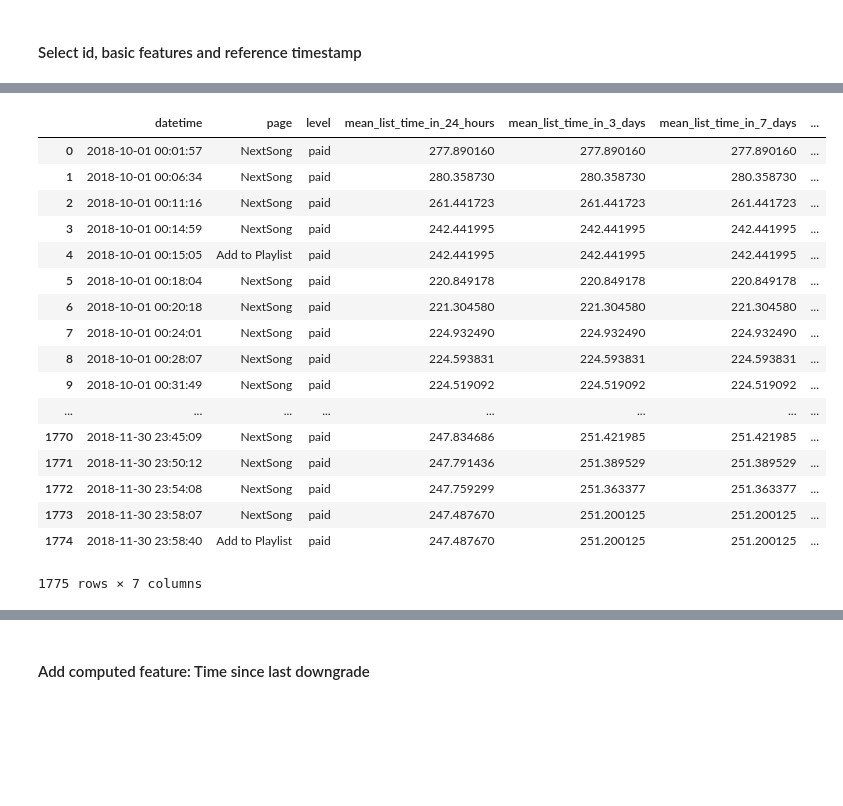
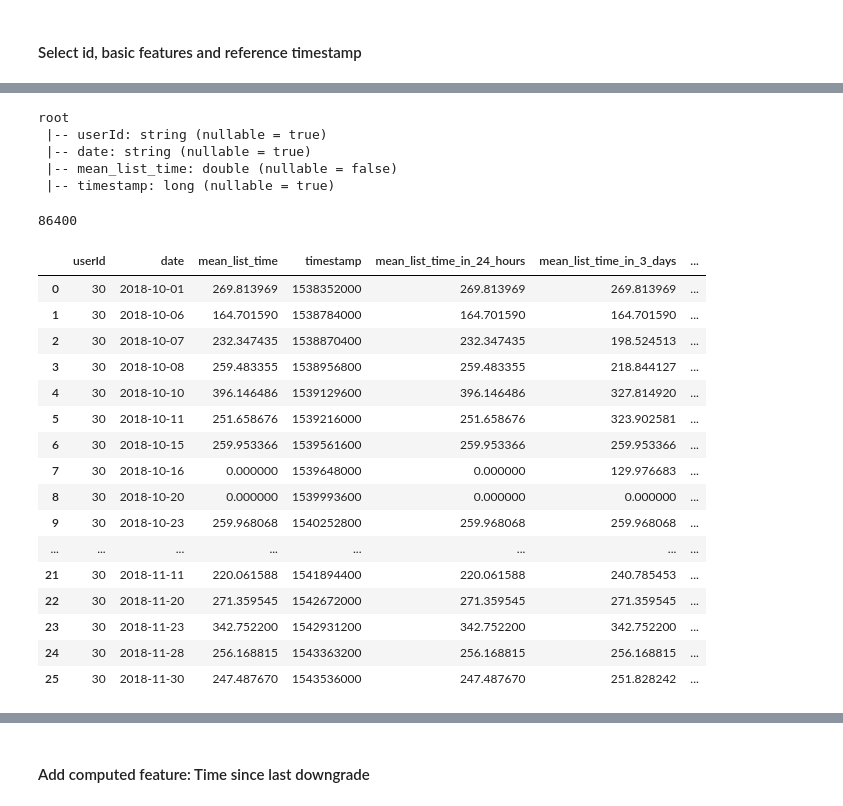
Before and after one commit to tarcisobraz/sparkify-churn-prediction, a Jupyter notebook: Sparkify.ipynb, the cells around one changed output, grey strips where cells are left out. Drawn from its saved outputs; the diff is of its cells as text; code cells hidden in the pictures; blank space fills up the shorter version.

Commit message:
feat: creates simple model input dataframe with window-based features and label.

```diff
--- a/Sparkify.ipynb
+++ b/Sparkify.ipynb
@@ -607,0 +620,9 @@ X_df.take(5)
+# %%
+recent_list_time = df.groupBy(['userId','date']) \
+                    .agg(sf.mean('length').alias('mean_list_time')) \
+                    .orderBy(['userId','date']) \
+                    .fillna(0, subset=['mean_list_time']) \
+                    .withColumn('timestamp',
+                                sf.unix_timestamp(sf.col('date'), "yyyy-MM-dd")
+)
+recent_list_time.filter(recent_list_time.userId == '30').toPandas()
@@ -608,33 +647,43 @@ X_df.take(5)
+# %%
+recent_list_time.printSchema()
+# %% [output]
+root
+ |-- userId: string (nullable = true)
+ |-- date: string (nullable = true)
+ |-- mean_list_time: double (nullable = false)
+ |-- timestamp: long (nullable = true)
 # %%
-millis_in_a_day = 24*60*60*1000
+millis_in_a_day = 24*60*60
+millis_in_a_day
+# %% [output]
+86400
 # %%
-w_3days = Window.partitionBy(['userId']).orderBy('ts').rangeBetween(-(3*millis_in_a_day),0)
-w_7days = Window.partitionBy(['userId']).orderBy('ts').rangeBetween(-(7*millis_in_a_day),0)
-w_14days = Window.partitionBy(['userId']).orderBy('ts').rangeBetween(-(14*millis_in_a_day),0)
-w_24hours = Window.partitionBy(['userId']).orderBy('ts').rangeBetween(-(millis_in_a_day),0)
+w_1day_before = Window.partitionBy(['userId']).orderBy('timestamp').rangeBetween(-((millis_in_a_day)-1),0)
+w_3days_before = Window.partitionBy(['userId']).orderBy('timestamp').rangeBetween(-((3*millis_in_a_day)-1),0)
+w_7days_before = Window.partitionBy(['userId']).orderBy('timestamp').rangeBetween(-((7*millis_in_a_day)-1),0)
+w_14days_before = Window.partitionBy(['userId']).orderBy('timestamp').rangeBetween(-((14*millis_in_a_day)-1),0)
 # %%
-df = df.withColumn('mean_list_time_in_3_days',sf.mean('length').over(w_3days)) \
-        .withColumn('mean_list_time_in_7_days',sf.mean('length').over(w_7days)) \
-        .withColumn('mean_list_time_in_14_days',sf.mean('length').over(w_14days)) \
-        .withColumn('mean_list_time_in_24_hours',sf.mean('length').over(w_24hours))
+recent_list_time = recent_list_time.withColumn('mean_list_time_in_24_hours',sf.mean('mean_list_time').over(w_1day_before)) \
+        .withColumn('mean_list_time_in_3_days',sf.mean('mean_list_time').over(w_3days_before)) \
+        .withColumn('mean_list_time_in_7_days',sf.mean('mean_list_time').over(w_7days_before)) \
+        .withColumn('mean_list_time_in_14_days',sf.mean('mean_list_time').over(w_14days_before))
 # %%
-df.select(["datetime", "page", "level", "mean_list_time_in_24_hours", "mean_list_time_in_3_days", "mean_list_time_in_7_days", "mean_list_time_in_14_days"]).filter(df.userId == '30').toPandas()
+recent_list_time.filter(df.userId == '30').toPandas()
 # %% [output]
-|  | datetime | page | level | mean_list_time_in_24_hours | mean_list_time_in_3_days | mean_list_time_in_7_days | ... |
-| 0 | 2018-10-01 00:01:57 | NextSong | paid | 277.890160 | 277.890160 | 277.890160 | ... |
-| 1 | 2018-10-01 00:06:34 | NextSong | paid | 280.358730 | 280.358730 | 280.358730 | ... |
-| 2 | 2018-10-01 00:11:16 | NextSong | paid | 261.441723 | 261.441723 | 261.441723 | ... |
-| 3 | 2018-10-01 00:14:59 | NextSong | paid | 242.441995 | 242.441995 | 242.441995 | ... |
-| 4 | 2018-10-01 00:15:05 | Add to Playlist | paid | 242.441995 | 242.441995 | 242.441995 | ... |
-| 5 | 2018-10-01 00:18:04 | NextSong | paid | 220.849178 | 220.849178 | 220.849178 | ... |
-| 6 | 2018-10-01 00:20:18 | NextSong | paid | 221.304580 | 221.304580 | 221.304580 | ... |
-| 7 | 2018-10-01 00:24:01 | NextSong | paid | 224.932490 | 224.932490 | 224.932490 | ... |
-| 8 | 2018-10-01 00:28:07 | NextSong | paid | 224.593831 | 224.593831 | 224.593831 | ... |
-| 9 | 2018-10-01 00:31:49 | NextSong | paid | 224.519092 | 224.519092 | 224.519092 | ... |
+|  | userId | date | mean_list_time | timestamp | mean_list_time_in_24_hours | mean_list_time_in_3_days | ... |
+| 0 | 30 | 2018-10-01 | 269.813969 | 1538352000 | 269.813969 | 269.813969 | ... |
+| 1 | 30 | 2018-10-06 | 164.701590 | 1538784000 | 164.701590 | 164.701590 | ... |
+| 2 | 30 | 2018-10-07 | 232.347435 | 1538870400 | 232.347435 | 198.524513 | ... |
+| 3 | 30 | 2018-10-08 | 259.483355 | 1538956800 | 259.483355 | 218.844127 | ... |
+| 4 | 30 | 2018-10-10 | 396.146486 | 1539129600 | 396.146486 | 327.814920 | ... |
+| 5 | 30 | 2018-10-11 | 251.658676 | 1539216000 | 251.658676 | 323.902581 | ... |
+| 6 | 30 | 2018-10-15 | 259.953366 | 1539561600 | 259.953366 | 259.953366 | ... |
+| 7 | 30 | 2018-10-16 | 0.000000 | 1539648000 | 0.000000 | 129.976683 | ... |
+| 8 | 30 | 2018-10-20 | 0.000000 | 1539993600 | 0.000000 | 0.000000 | ... |
+| 9 | 30 | 2018-10-23 | 259.968068 | 1540252800 | 259.968068 | 259.968068 | ... |
 | ... | ... | ... | ... | ... | ... | ... | ... |
-| 1770 | 2018-11-30 23:45:09 | NextSong | paid | 247.834686 | 251.421985 | 251.421985 | ... |
-| 1771 | 2018-11-30 23:50:12 | NextSong | paid | 247.791436 | 251.389529 | 251.389529 | ... |
-| 1772 | 2018-11-30 23:54:08 | NextSong | paid | 247.759299 | 251.363377 | 251.363377 | ... |
-| 1773 | 2018-11-30 23:58:07 | NextSong | paid | 247.487670 | 251.200125 | 251.200125 | ... |
-| 1774 | 2018-11-30 23:58:40 | Add to Playlist | paid | 247.487670 | 251.200125 | 251.200125 | ... |
+| 21 | 30 | 2018-11-11 | 220.061588 | 1541894400 | 220.061588 | 240.785453 | ... |
+| 22 | 30 | 2018-11-20 | 271.359545 | 1542672000 | 271.359545 | 271.359545 | ... |
+| 23 | 30 | 2018-11-23 | 342.752200 | 1542931200 | 342.752200 | 342.752200 | ... |
+| 24 | 30 | 2018-11-28 | 256.168815 | 1543363200 | 256.168815 | 256.168815 | ... |
+| 25 | 30 | 2018-11-30 | 247.487670 | 1543536000 | 247.487670 | 251.828242 | ... |
-1775 rows × 7 columns
```
Also changed, not shown: parts of 18 cells of this notebook.
